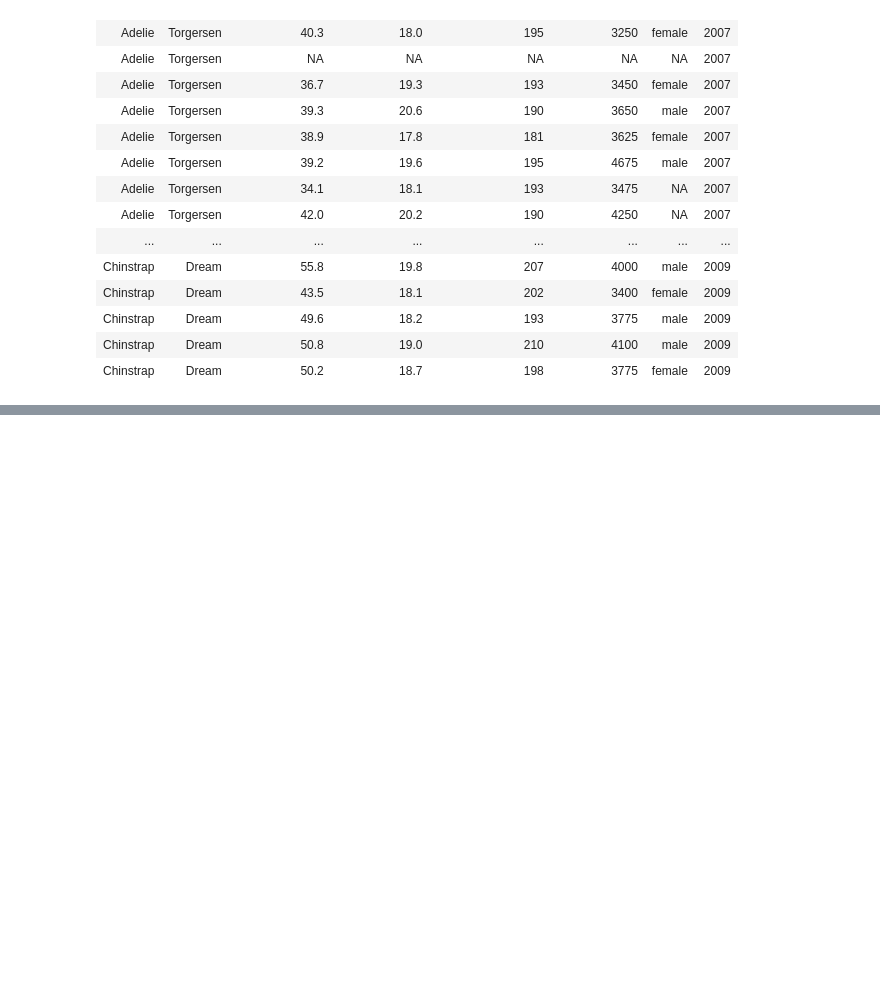
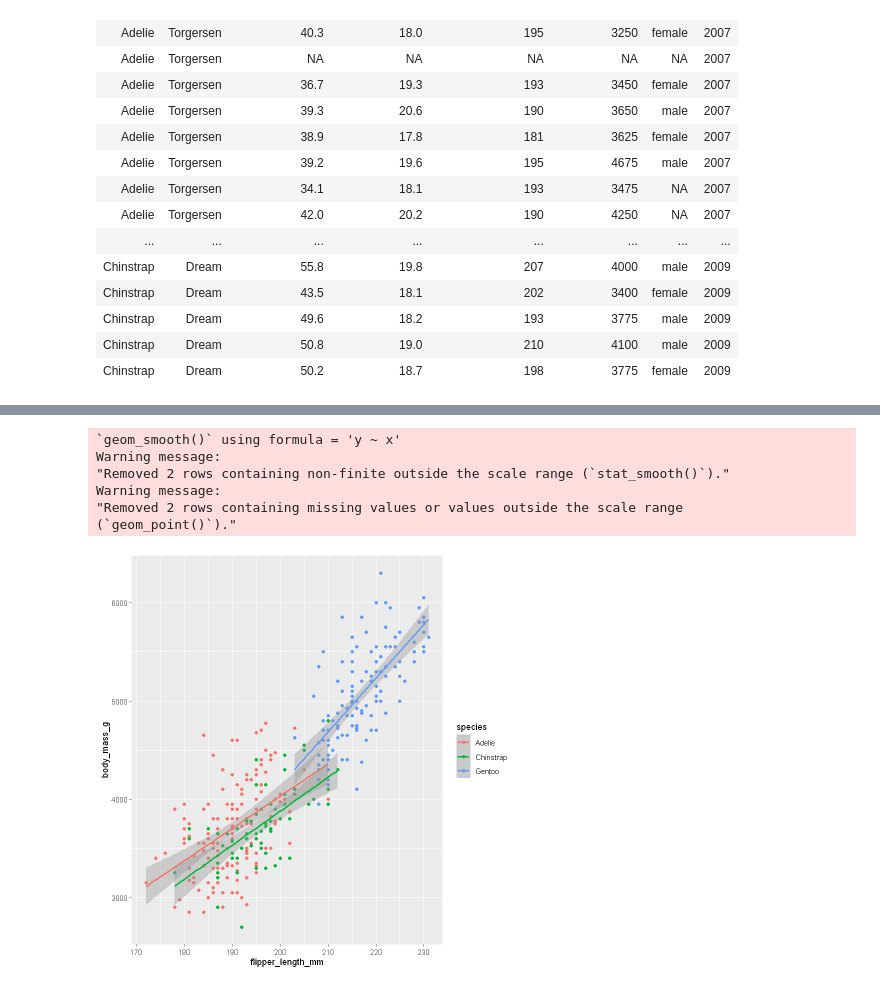
Before and after one commit to SamGombs20/learningR, a Jupyter notebook: code/R_for_data_science.ipynb, the cells around one changed output, grey strips where cells are left out. Saved outputs shown, nothing was run; the diff lists cells and outputs as text; code cells hidden in the pictures; blank space fills up the shorter version.

```diff
--- a/code/R_for_data_science.ipynb
+++ b/code/R_for_data_science.ipynb
@@ -51,0 +68,10 @@ ggplot(data = penguins)
+# %%
+ggplot(data = penguins, mapping = aes(x = flipper_length_mm, body_mass_g, color=species)) + geom_point() + geom_smooth(method = "lm")
+# %% [output]
+`geom_smooth()` using formula = 'y ~ x'
+Warning message:
+"Removed 2 rows containing non-finite outside the scale range (`stat_smooth()`)."
+Warning message:
+"Removed 2 rows containing missing values or values outside the scale range
+(`geom_point()`)."
+[figure, added]
```
Also changed, not shown: parts of 5 cells of this notebook.
